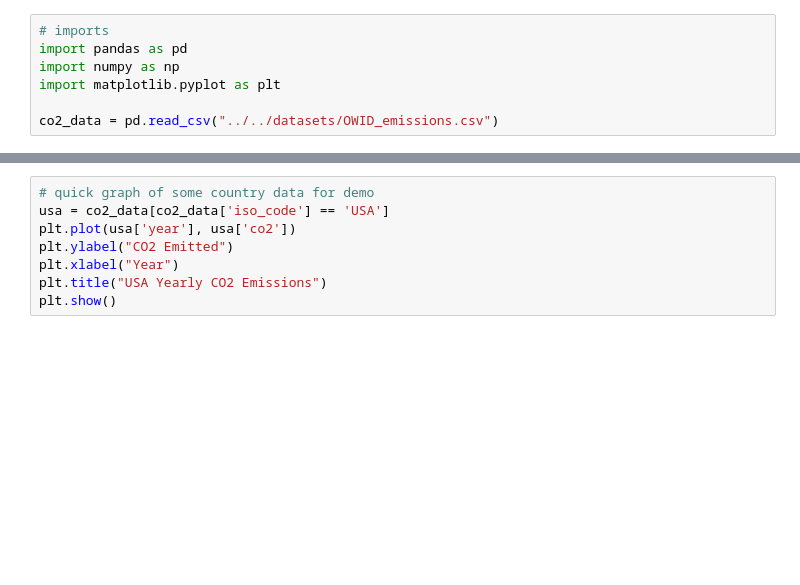
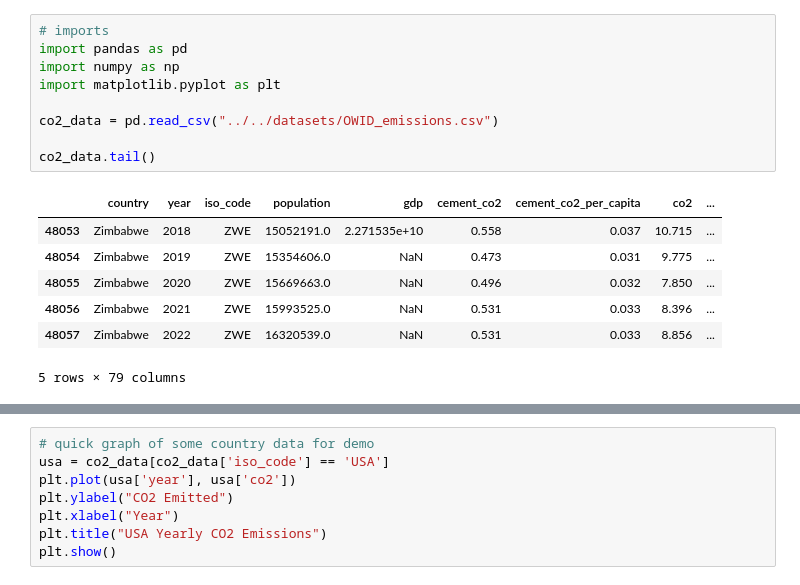
Before and after one commit to mferretti314/436-dataviz, a Jupyter notebook: phase 3/artifacts/cumulative_transform.ipynb, the cells around one changed output, grey strips where cells are left out. Cells and saved outputs as stored; diff of their text form; blank space fills up the shorter version.

```diff
--- a/phase 3/artifacts/cumulative_transform.ipynb
+++ b/phase 3/artifacts/cumulative_transform.ipynb
@@ -1,7 +1,17 @@
 # %%
 # imports
 import pandas as pd
 import numpy as np
 import matplotlib.pyplot as plt
 
 co2_data = pd.read_csv("../../datasets/OWID_emissions.csv")
+
+co2_data.tail()
+# %% [output]
+|  | country | year | iso_code | population | gdp | cement_co2 | cement_co2_per_capita | co2 | ... |
+| 48053 | Zimbabwe | 2018 | ZWE | 15052191.0 | 2.271535e+10 | 0.558 | 0.037 | 10.715 | ... |
+| 48054 | Zimbabwe | 2019 | ZWE | 15354606.0 | NaN | 0.473 | 0.031 | 9.775 | ... |
+| 48055 | Zimbabwe | 2020 | ZWE | 15669663.0 | NaN | 0.496 | 0.032 | 7.850 | ... |
+| 48056 | Zimbabwe | 2021 | ZWE | 15993525.0 | NaN | 0.531 | 0.033 | 8.396 | ... |
+| 48057 | Zimbabwe | 2022 | ZWE | 16320539.0 | NaN | 0.531 | 0.033 | 8.856 | ... |
+5 rows × 79 columns
```
Also changed, not shown: parts of 2 cells of this notebook.
